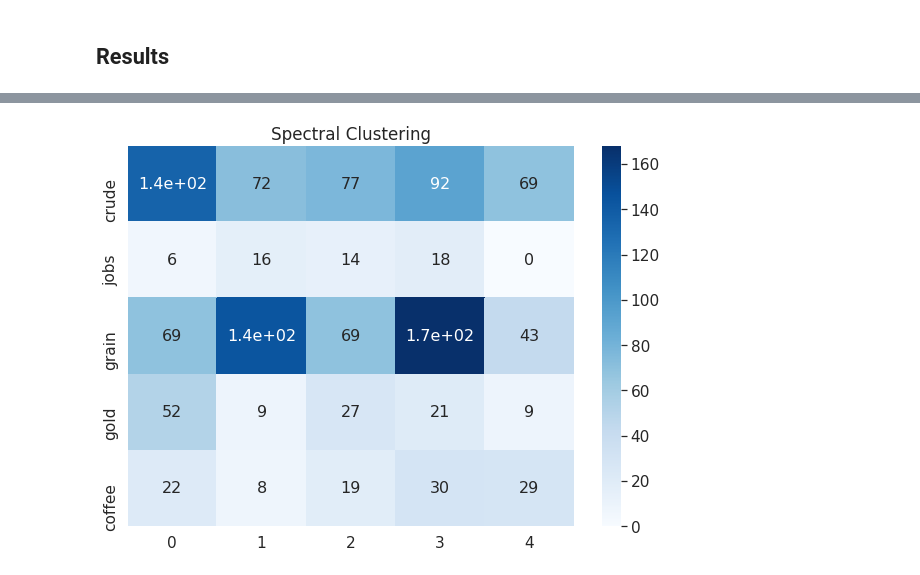
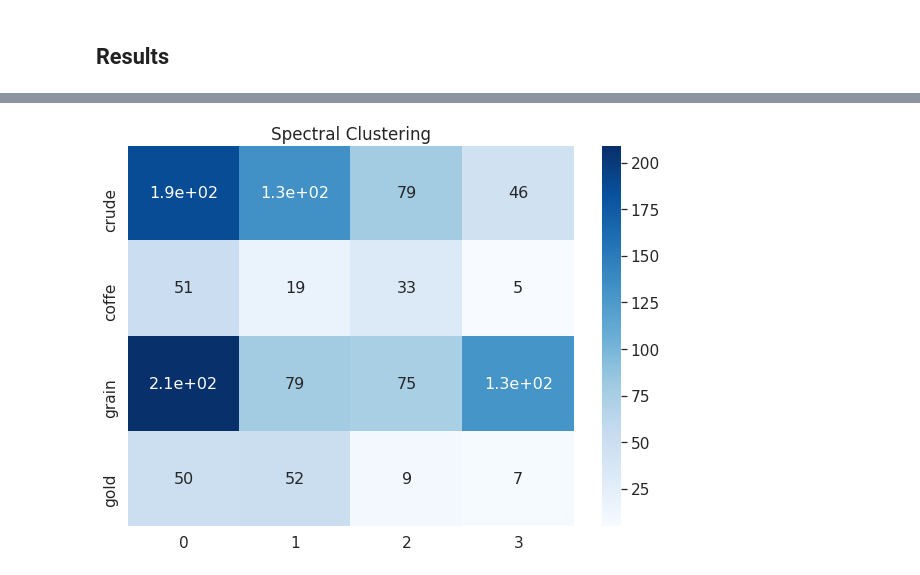
Before and after one commit to ISIS4221-JCN/Project, a Jupyter notebook: scripts/TopicDetection/Reuters_Clustering.ipynb, the cells around one changed output, grey strips where cells are left out. Cells and saved outputs as stored; diff of their text form; code cells hidden in the pictures.

```diff
--- a/scripts/TopicDetection/Reuters_Clustering.ipynb
+++ b/scripts/TopicDetection/Reuters_Clustering.ipynb
@@ -179,7 +177,7 @@ outputs = model(**inputs)
 embedding = outputs['pooler_output'][0].numpy()
 # %%
 # Array to save embeddings
-bert_embeddings = []
+reu_embeddings = []
 
 for i, doc in enumerate(corpus):
   # Run Bert for each document
@@ -194,7 +192,7 @@ for i, doc in enumerate(corpus):
 #  for hs in range(2,8):
 #    embedding += tf.reshape(outputs['hidden_states'][-hs], 512*768).numpy()
 
-  bert_embeddings.append(embedding)
+  reu_embeddings.append(embedding)
   print(f'Tokenizing Doc {i}')
   clear_output(wait=True)
 # %% [output]
@@ -201,0 +233,8 @@ Tokenizing Doc 1217
+# %%
+# Compile autoencoder
+latent_dim = 32
+autoencoder = Autoencoder(latent_dim)
+autoencoder.compile(optimizer='adam', loss=losses.MeanSquaredError())
+
+# Train
+autoencoder.fit(np.asarray(reu_embeddings), np.asarray(reu_embeddings), epochs=15, shuffle=True)
@@ -202,3 +260,5 @@ Tokenizing Doc 1217
+# %%
+encoded_reu = autoencoder.encoder(np.asarray(reu_embeddings)).numpy()
 # %% [markdown]
 ## Clustering
 # %%
@@ -219,3 +284,4 @@ clusters_agg = agg_clustering.fit_predict(bert_embeddings)
 # %%
-spectral_clustering = SpectralClustering(n_clusters=5, assign_labels='discretize')
-clusters_spec = spectral_clustering.fit_predict(bert_embeddings)
+# SPECTRAL CLUSTERING
+spectral_clustering = SpectralClustering(n_clusters=4, assign_labels='discretize')
+clusters_spec = spectral_clustering.fit_predict(encoded_reu)
@@ -254,14 +386,14 @@ plt.show()
 # %%
 # Confusion Matrix
-matrix = confusion_matrix(new_labels, clusters_kmeans)
+matrix = confusion_matrix(new_labels, clusters_spec)
 
 # Plot
-df_cm = pd.DataFrame(matrix, ['crude', 'jobs','grain', 'gold', 'coffee'], range(5))
+df_cm = pd.DataFrame(matrix, ['crude', 'coffe', 'grain', 'gold'], range(4))
 plt.figure(figsize=(10,7))
 plt.title('Spectral Clustering')
 sn.set(font_scale=1.4) # for label size
 sn.heatmap(df_cm, annot=True, annot_kws={"size": 16}, cmap='Blues') # font size
 
 plt.show()
 # %% [output]
-[figure, old version]
+[figure, new version]
```
Also changed, not shown: parts of 28 cells of this notebook.
